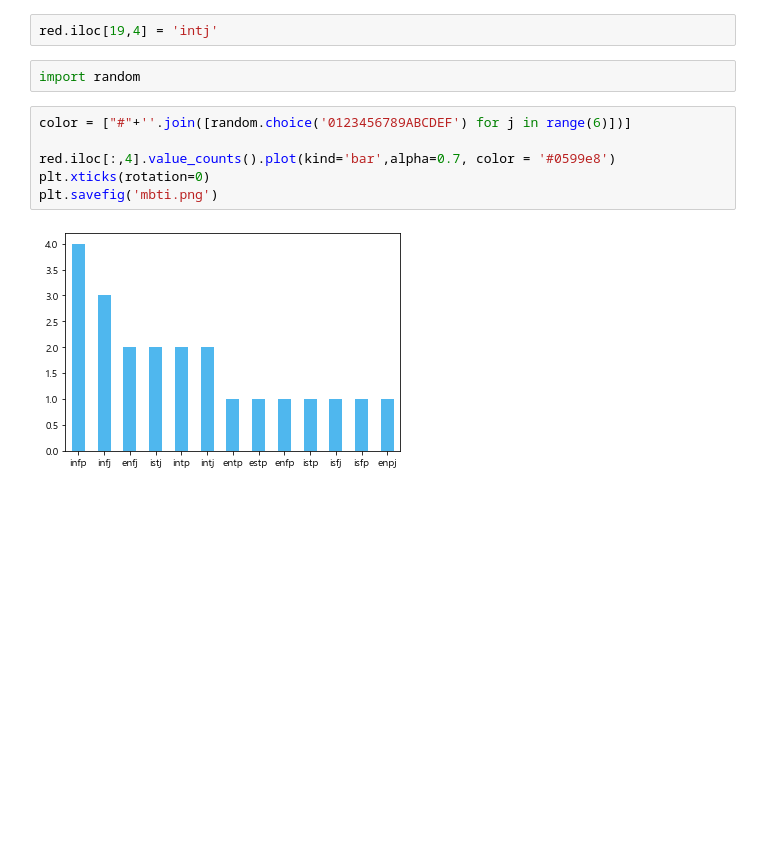
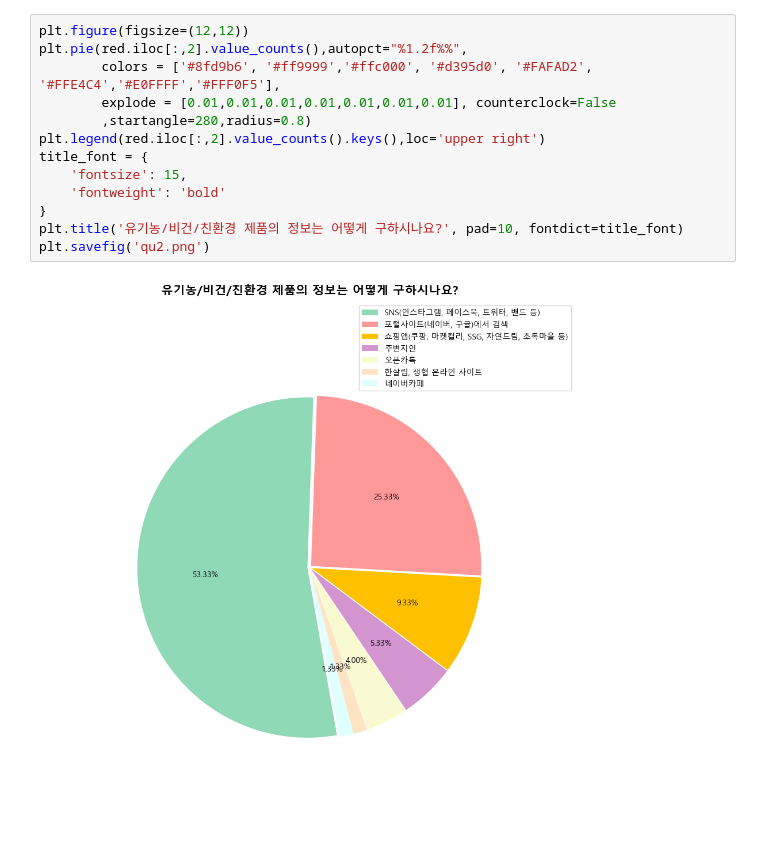
Before and after one commit to JJongSSu/Study, a Jupyter notebook: 01명호/mbti.ipynb, the cells around one changed output. Saved outputs shown, nothing was run; the diff lists cells and outputs as text; blank space fills up the shorter version.

```diff
--- a/01명호/mbti.ipynb
+++ b/01명호/mbti.ipynb
@@ -140,12 +51,15 @@ red
-# %%
-red.iloc[19,4] = 'intj'
-# %%
-import random
-# %%
-color = ["#"+''.join([random.choice('0123456789ABCDEF') for j in range(6)])]
-
-red.iloc[:,4].value_counts().plot(kind='bar',alpha=0.7, color = '#0599e8')
-plt.xticks(rotation=0)
-plt.savefig('mbti.png')
-# %% [output]
-[figure, removed]
+# %%
+plt.figure(figsize=(12,12))
+plt.pie(red.iloc[:,2].value_counts(),autopct="%1.2f%%",
+        colors = ['#8fd9b6', '#ff9999','#ffc000', '#d395d0', '#FAFAD2', '#FFE4C4','#E0FFFF','#FFF0F5'],
+        explode = [0.01,0.01,0.01,0.01,0.01,0.01,0.01], counterclock=False
+        ,startangle=280,radius=0.8)
+plt.legend(red.iloc[:,2].value_counts().keys(),loc='upper right')
+title_font = {
+    'fontsize': 15,
+    'fontweight': 'bold'
+}
+plt.title('유기농/비건/친환경 제품의 정보는 어떻게 구하시나요?', pad=10, fontdict=title_font)
+plt.savefig('qu2.png')
+# %% [output]
+[figure, added]
```
Also changed, not shown: parts of 12 cells of this notebook, 5 other files.
